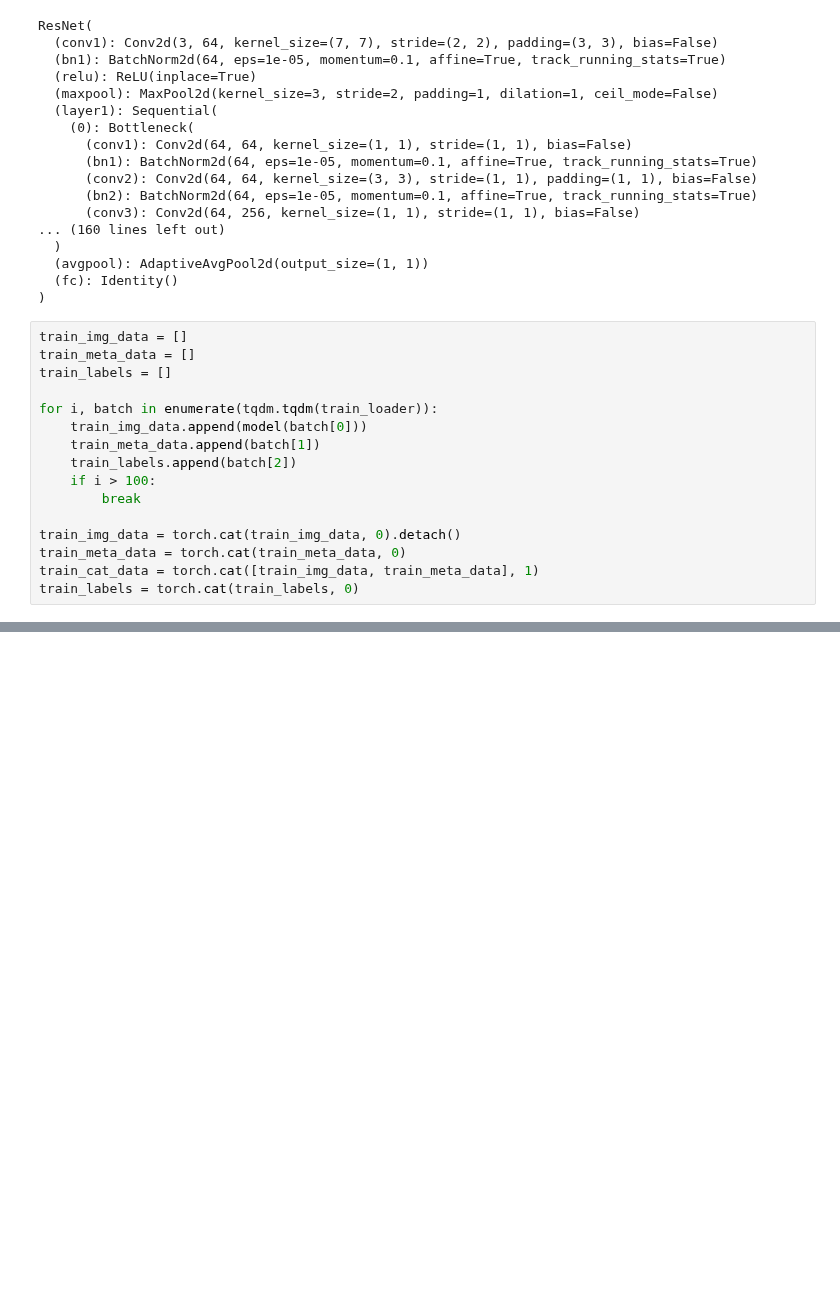
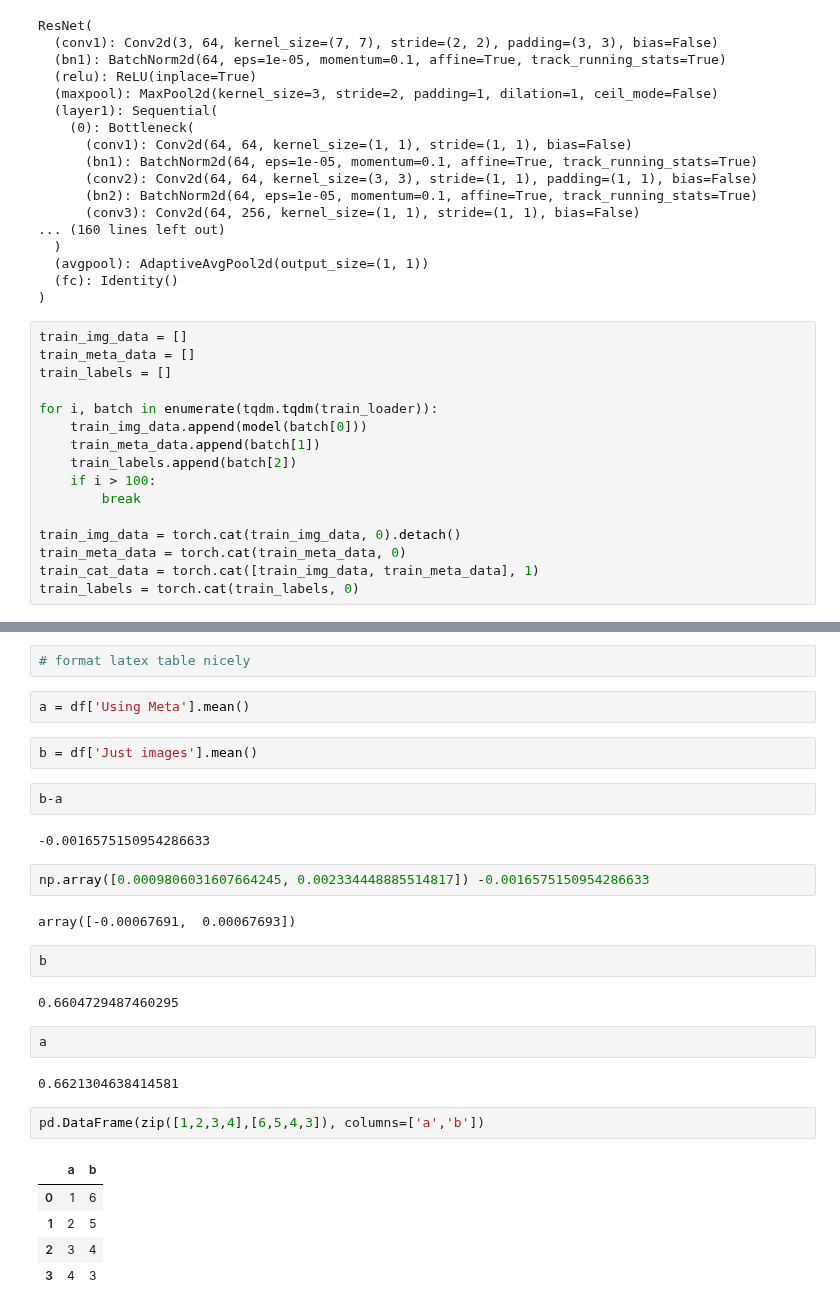
Before and after one commit to CarlAnSc/bachelor_project, a Jupyter notebook: src/models/get_embeddings.ipynb, the cells around one changed output, grey strips where cells are left out. Cells and saved outputs as stored; diff of their text form; blank space fills up the shorter version.

```diff
--- a/src/models/get_embeddings.ipynb
+++ b/src/models/get_embeddings.ipynb
@@ -457,0 +485,30 @@ train_labels = torch.cat(train_labels, 0)
+# %%
+# format latex table nicely
+# %%
+a = df['Using Meta'].mean()
+# %%
+b = df['Just images'].mean()
+# %%
+b-a
+# %% [output]
+-0.0016575150954286633
+# %%
+np.array([0.0009806031607664245, 0.002334448885514817]) -0.0016575150954286633
+# %% [output]
+array([-0.00067691,  0.00067693])
+# %%
+b
+# %% [output]
+0.6604729487460295
+# %%
+a
+# %% [output]
+0.6621304638414581
+# %%
+pd.DataFrame(zip([1,2,3,4],[6,5,4,3]), columns=['a','b'])
+# %% [output]
+|  | a | b |
+| 0 | 1 | 6 |
+| 1 | 2 | 5 |
+| 2 | 3 | 4 |
+| 3 | 4 | 3 |
```
Also changed, not shown: parts of 2 cells of this notebook, 8 other files.
